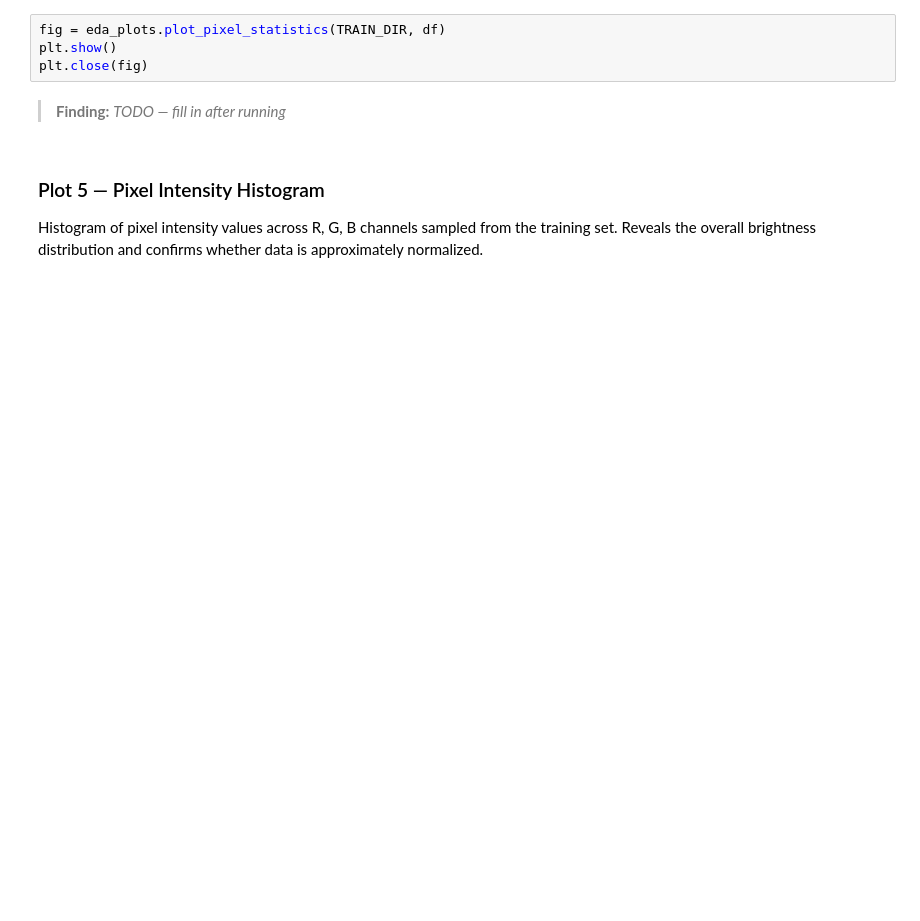
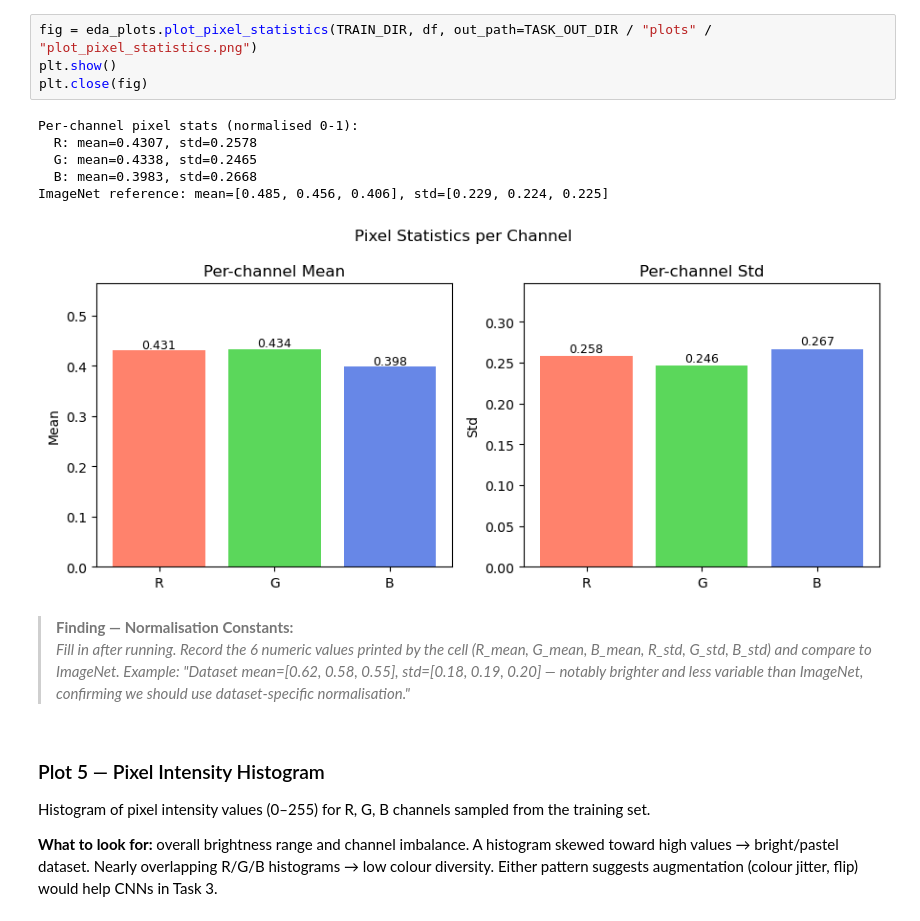
Before and after one commit to fmssilva/DL_Proj, a Jupyter notebook: assignment_1/task1/notebook.ipynb, the cells around one changed output. Drawn from its saved outputs; the diff is of its cells as text; blank space fills up the shorter version.

```diff
--- a/assignment_1/task1/notebook.ipynb
+++ b/assignment_1/task1/notebook.ipynb
@@ -158,12 +248,21 @@ Also prints numeric values to compare against ImageNet normalization constants.
 # %%
-fig = eda_plots.plot_pixel_statistics(TRAIN_DIR, df)
+fig = eda_plots.plot_pixel_statistics(TRAIN_DIR, df, out_path=TASK_OUT_DIR / "plots" / "plot_pixel_statistics.png")
 plt.show()
 plt.close(fig)
+# %% [output]
+Per-channel pixel stats (normalised 0-1):
+  R: mean=0.4307, std=0.2578
+  G: mean=0.4338, std=0.2465
+  B: mean=0.3983, std=0.2668
+ImageNet reference: mean=[0.485, 0.456, 0.406], std=[0.229, 0.224, 0.225]
+[figure, added]
 # %% [markdown]
-> **Finding:** _TODO — fill in after running_
+> **Finding — Normalisation Constants:**
+> _Fill in after running. Record the 6 numeric values printed by the cell (R_mean, G_mean, B_mean, R_std, G_std, B_std) and compare to ImageNet. Example: "Dataset mean=[0.62, 0.58, 0.55], std=[0.18, 0.19, 0.20] — notably brighter and less variable than ImageNet, confirming we should use dataset-specific normalisation."_
 # %% [markdown]
 ### Plot 5 — Pixel Intensity Histogram
 
-Histogram of pixel intensity values across R, G, B channels sampled from the training set.
-Reveals the overall brightness distribution and confirms whether data is approximately normalized.
+Histogram of pixel intensity values (0–255) for R, G, B channels sampled from the training set.
+
+**What to look for:** overall brightness range and channel imbalance. A histogram skewed toward high values → bright/pastel dataset. Nearly overlapping R/G/B histograms → low colour diversity. Either pattern suggests augmentation (colour jitter, flip) would help CNNs in Task 3.
 # %%
```
Also changed, not shown: parts of 28 cells of this notebook, 9 other files.
